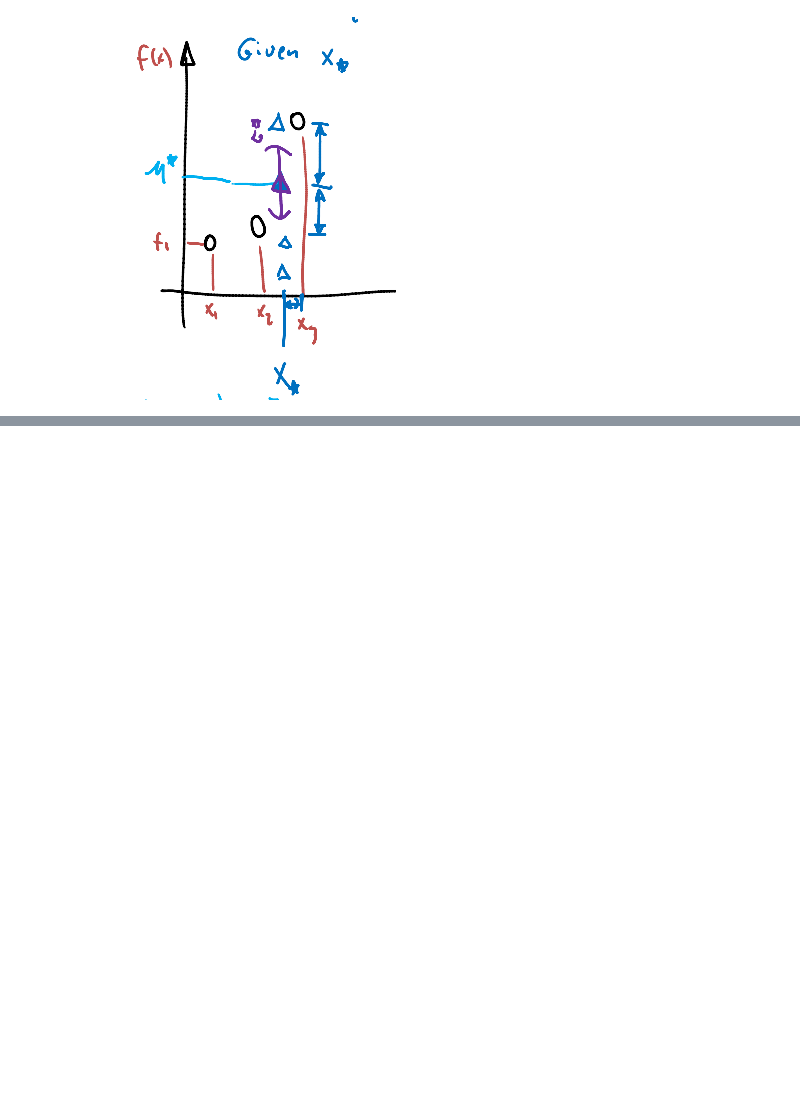
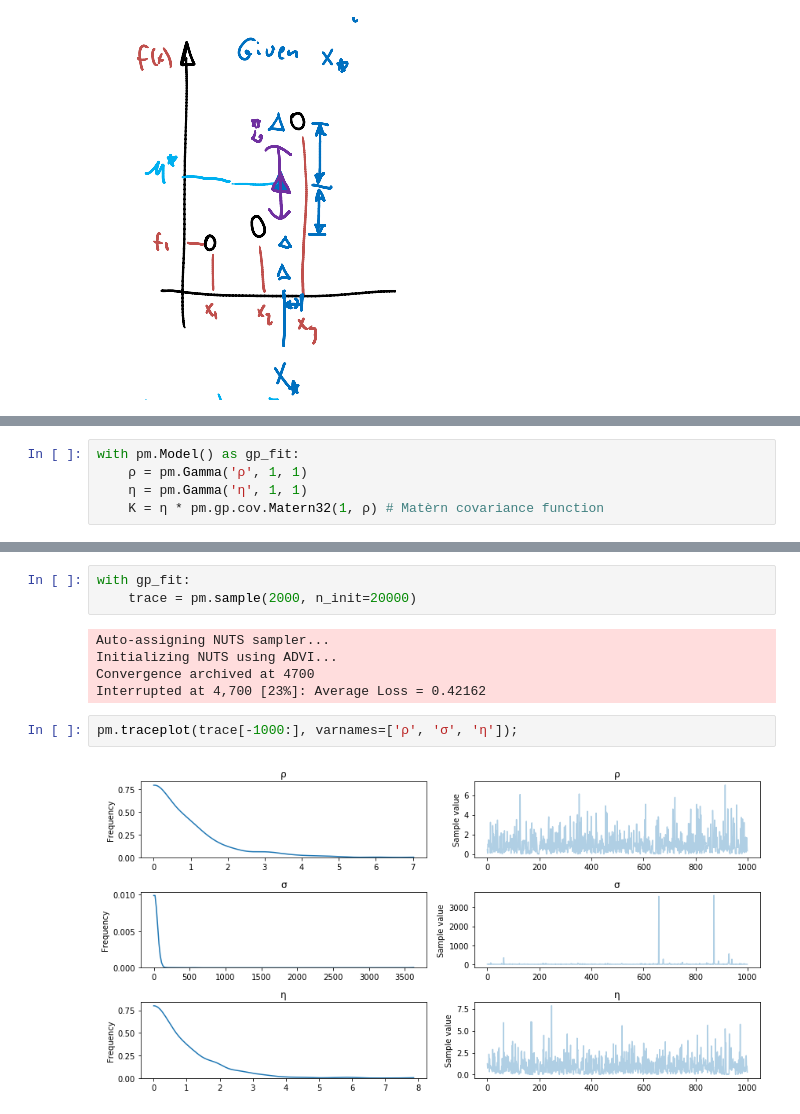
Before and after one commit to rmania/datascience, a Jupyter notebook: ubc_ml/Bayesian_learning2_Gaussian_processes.ipynb, the cells around one changed output, grey strips where cells are left out. Saved outputs shown, nothing was run; the diff lists cells and outputs as text; blank space fills up the shorter version.

```diff
--- a/ubc_ml/Bayesian_learning2_Gaussian_processes.ipynb
+++ b/ubc_ml/Bayesian_learning2_Gaussian_processes.ipynb
@@ -299,0 +450,5 @@ $F_{*} = K^{T}K^{-1}\mathcal{f}$
+# %%
+with pm.Model() as gp_fit:
+    ρ = pm.Gamma('ρ', 1, 1)
+    η = pm.Gamma('η', 1, 1)
+    K = η * pm.gp.cov.Matern32(1, ρ) # Matèrn covariance function
@@ -299,0 +464,12 @@ $F_{*} = K^{T}K^{-1}\mathcal{f}$
+# %%
+with gp_fit:
+    trace = pm.sample(2000, n_init=20000)
+# %% [output]
+Auto-assigning NUTS sampler...
+Initializing NUTS using ADVI...
+Convergence archived at 4700
+Interrupted at 4,700 [23%]: Average Loss = 0.42162
+# %%
+pm.traceplot(trace[-1000:], varnames=['ρ', 'σ', 'η']);
+# %% [output]
+[figure, added]
```
Also changed, not shown: parts of 15 cells of this notebook.
